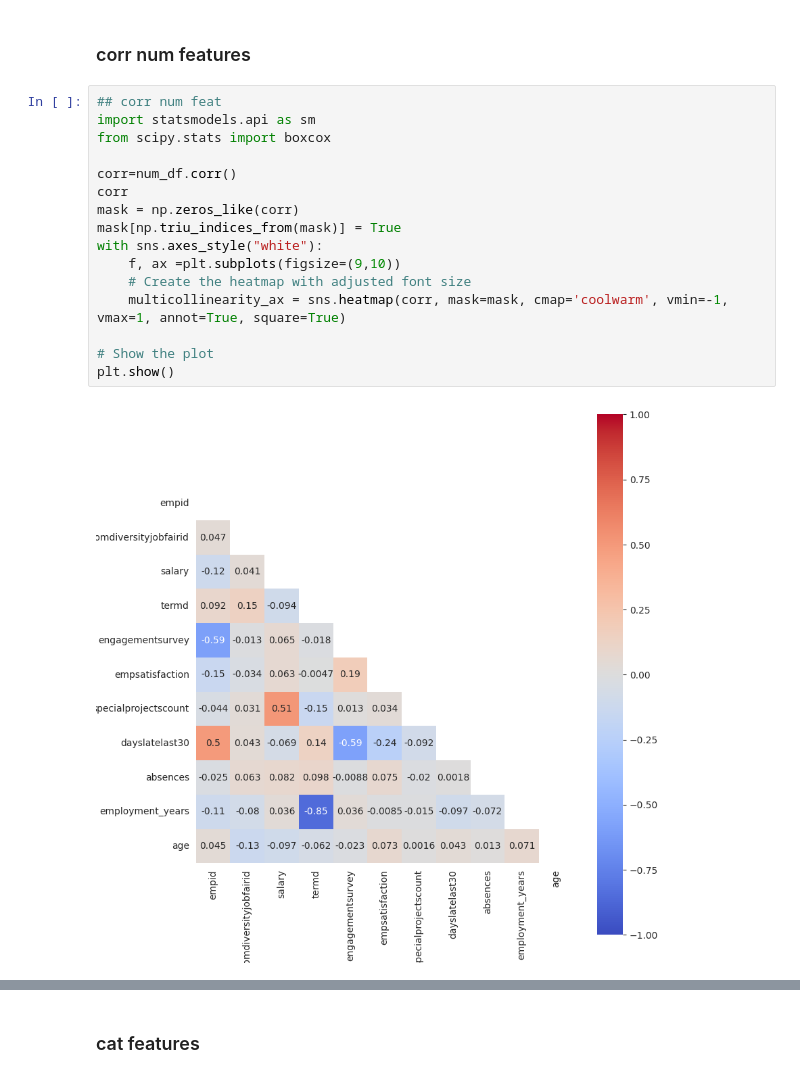
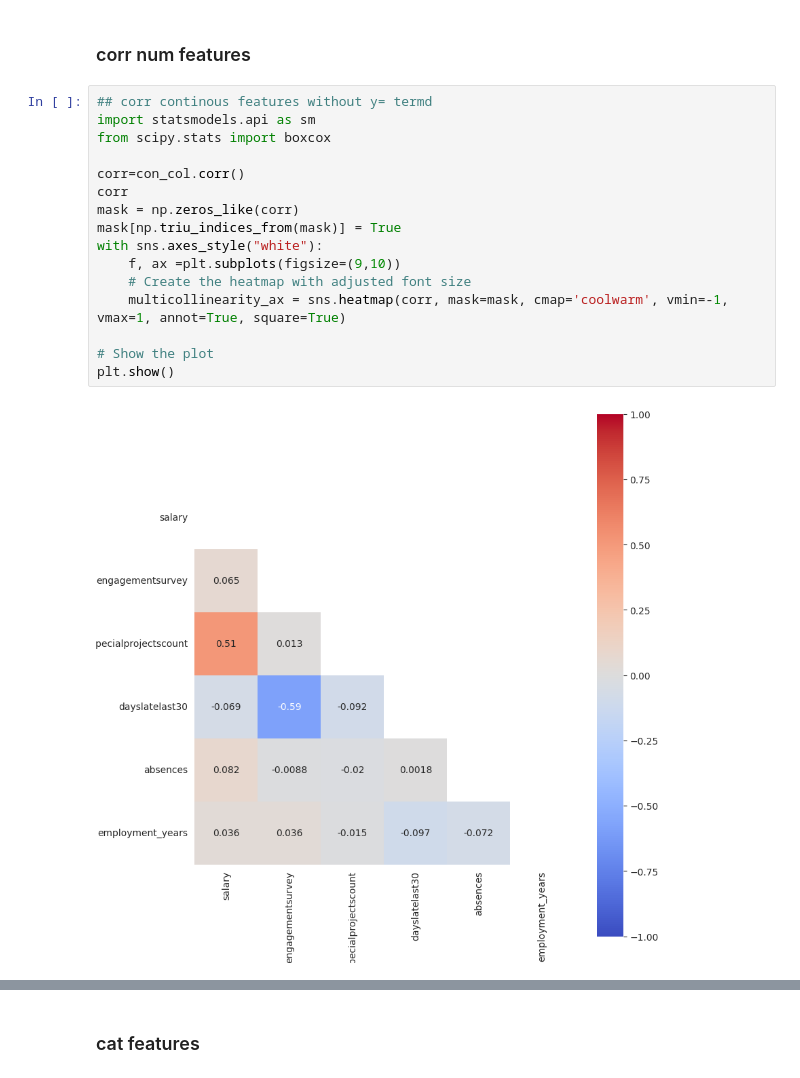
Before and after one commit to adrianacupp/Human_Resources_Data_Set, a Jupyter notebook: notebooks/data_cleaning.ipynb, the cells around one changed output, grey strips where cells are left out. Saved outputs shown, nothing was run; the diff lists cells and outputs as text.

```diff
--- a/notebooks/data_cleaning.ipynb
+++ b/notebooks/data_cleaning.ipynb
@@ -441,20 +442,20 @@ plt.show()
 # %% [markdown]
 ### corr num features
 # %%
-## corr num feat
+## corr continous features without y= termd
 import statsmodels.api as sm
 from scipy.stats import boxcox
 
-corr=num_df.corr()
+corr=con_col.corr()
 corr
 mask = np.zeros_like(corr)
 mask[np.triu_indices_from(mask)] = True
 with sns.axes_style("white"):
     f, ax =plt.subplots(figsize=(9,10))
     # Create the heatmap with adjusted font size
     multicollinearity_ax = sns.heatmap(corr, mask=mask, cmap='coolwarm', vmin=-1, vmax=1, annot=True, square=True)
 
 # Show the plot
 plt.show()
 # %% [output]
-[figure, old version]
+[figure, new version]
```
Also changed, not shown: parts of 37 cells of this notebook, 1 other file.
